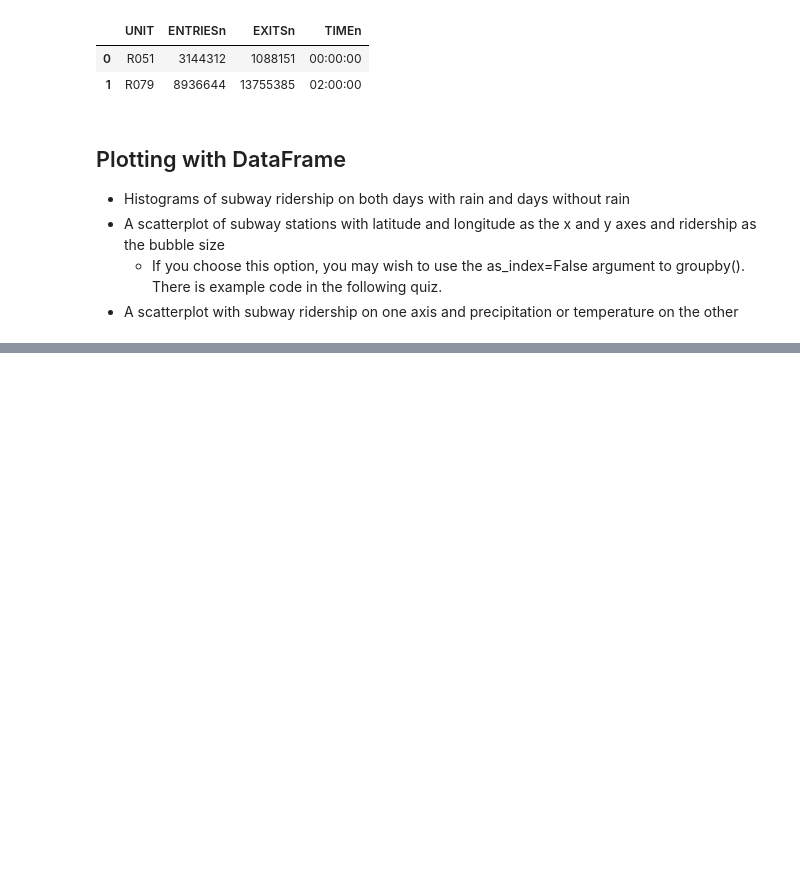
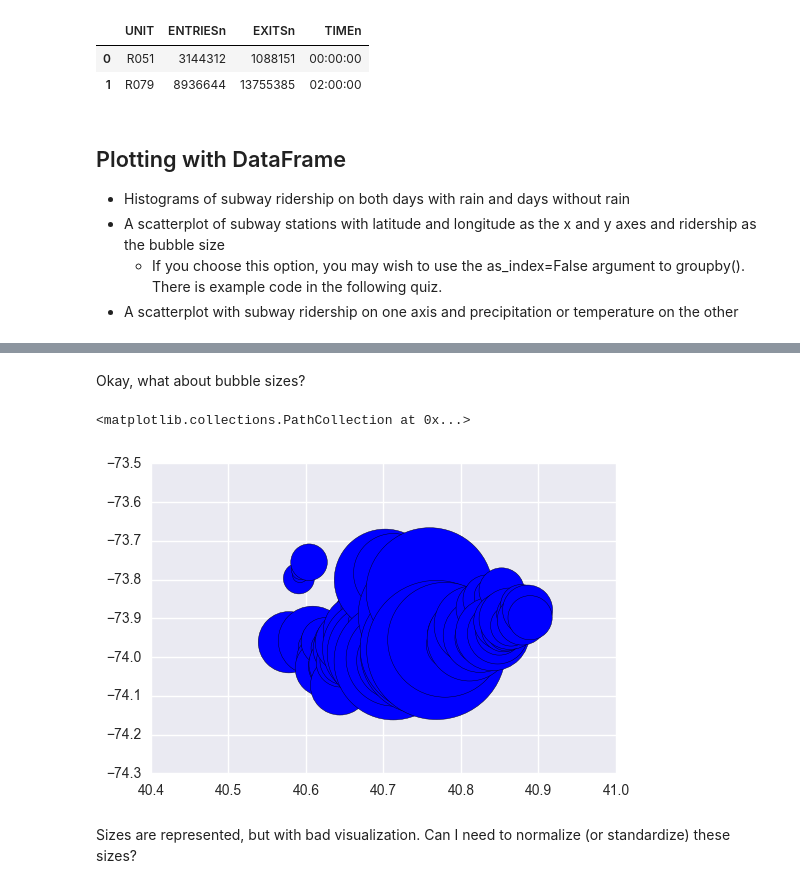
Before and after one commit to ilho-tiger/data-analytics-udacity, a Jupyter notebook: 2_investigate_data/numpy_pandas/Numpy and Pandas tryouts.ipynb, the cells around one changed output, grey strips where cells are left out. Drawn from its saved outputs; the diff is of its cells as text; code cells hidden in the pictures; blank space fills up the shorter version.

```diff
--- a/2_investigate_data/numpy_pandas/Numpy and Pandas tryouts.ipynb
+++ b/2_investigate_data/numpy_pandas/Numpy and Pandas tryouts.ipynb
@@ -1118,0 +1164,10 @@ ridership_df.groupby(['UNIT'], as_index=False).first()
+# %% [markdown]
+Okay, what about bubble sizes?
+# %%
+plt.scatter(data_by_location['latitude'], data_by_location['longitude'],
+            s=data_by_location['ENTRIESn_hourly'])   # s for argument to sizes
+# %% [output]
+<matplotlib.collections.PathCollection at 0x...>
+[figure, added]
+# %% [markdown]
+Sizes are represented, but with bad visualization. Can I need to normalize (or standardize) these sizes?
```
Also changed, not shown: parts of 10 cells of this notebook, 1 other file.
